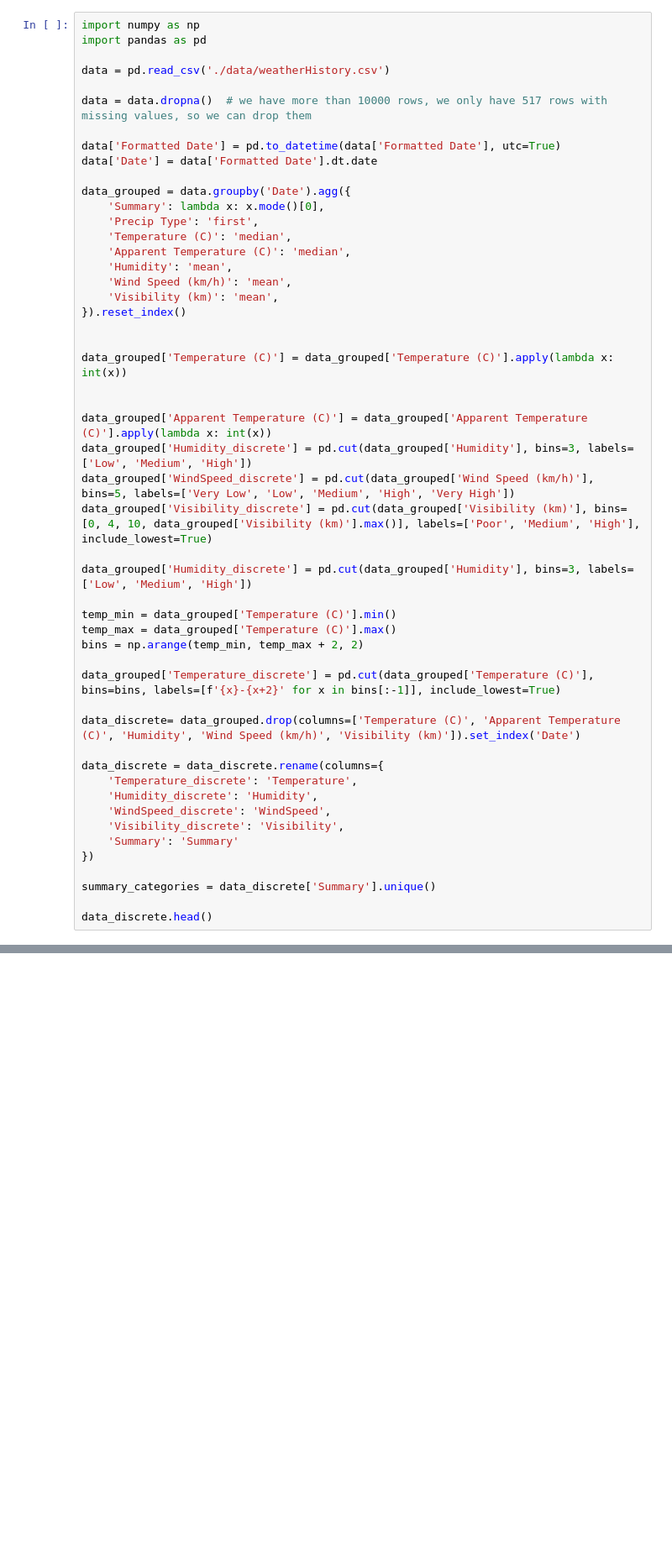
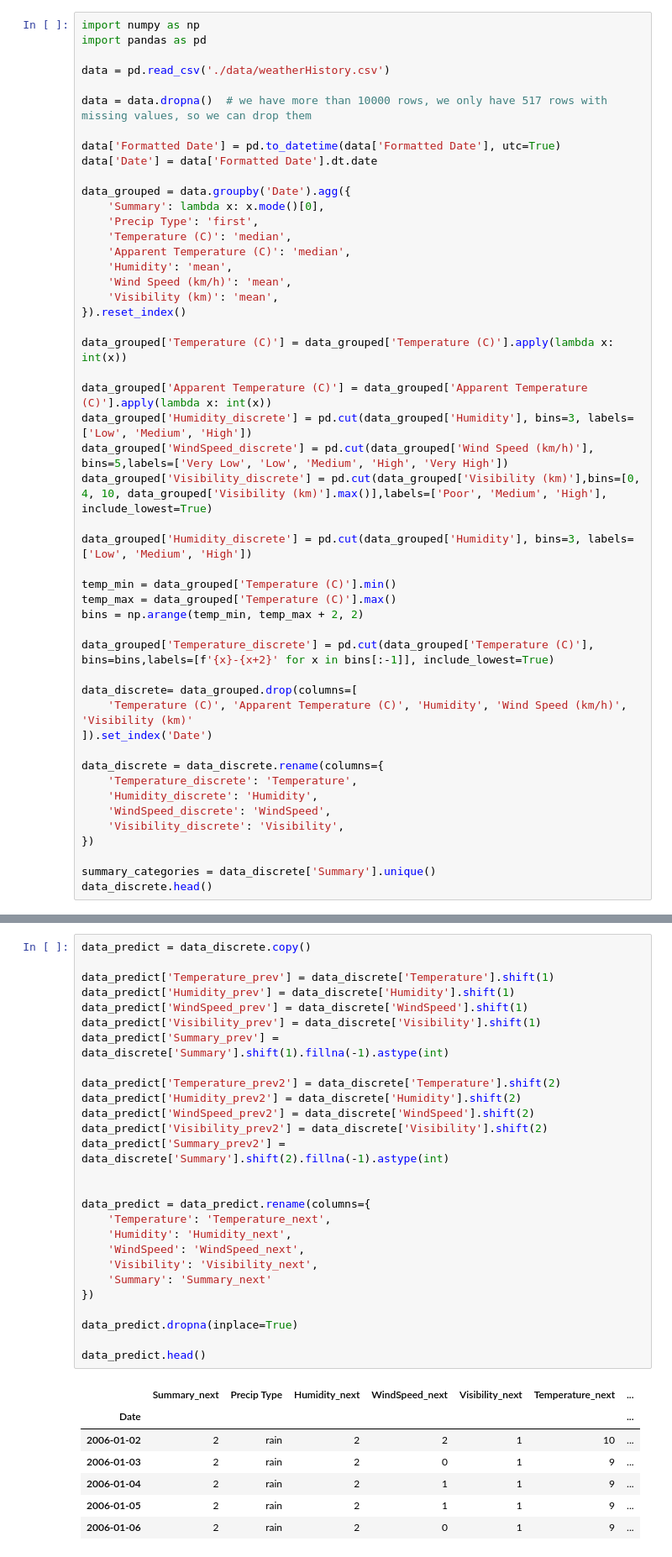
Before and after one commit to Daudia/Weather_Forecasting_Bayesian_Network, a Jupyter notebook: main.ipynb, the cells around one changed output, grey strips where cells are left out. Shown at 84% size. Drawn from its saved outputs; the diff is of its cells as text; blank space fills up the shorter version.

Commit message:
predicts with data from 2 days ago and error function (bad)

```diff
--- a/main.ipynb
+++ b/main.ipynb
@@ -28,14 +28,12 @@ data_grouped = data.groupby('Date').agg({
     'Visibility (km)': 'mean',
 }).reset_index()
 
-
 data_grouped['Temperature (C)'] = data_grouped['Temperature (C)'].apply(lambda x: int(x))
-
 
 data_grouped['Apparent Temperature (C)'] = data_grouped['Apparent Temperature (C)'].apply(lambda x: int(x))
 data_grouped['Humidity_discrete'] = pd.cut(data_grouped['Humidity'], bins=3, labels=['Low', 'Medium', 'High'])
-data_grouped['WindSpeed_discrete'] = pd.cut(data_grouped['Wind Speed (km/h)'], bins=5, labels=['Very Low', 'Low', 'Medium', 'High', 'Very High'])
-data_grouped['Visibility_discrete'] = pd.cut(data_grouped['Visibility (km)'], bins=[0, 4, 10, data_grouped['Visibility (km)'].max()], labels=['Poor', 'Medium', 'High'], include_lowest=True)
+data_grouped['WindSpeed_discrete'] = pd.cut(data_grouped['Wind Speed (km/h)'], bins=5,labels=['Very Low', 'Low', 'Medium', 'High', 'Very High'])
+data_grouped['Visibility_discrete'] = pd.cut(data_grouped['Visibility (km)'],bins=[0, 4, 10, data_grouped['Visibility (km)'].max()],labels=['Poor', 'Medium', 'High'], include_lowest=True)
 
 data_grouped['Humidity_discrete'] = pd.cut(data_grouped['Humidity'], bins=3, labels=['Low', 'Medium', 'High'])
 
@@ -43,20 +41,20 @@ temp_min = data_grouped['Temperature (C)'].min()
 temp_max = data_grouped['Temperature (C)'].max()
 bins = np.arange(temp_min, temp_max + 2, 2)
 
-data_grouped['Temperature_discrete'] = pd.cut(data_grouped['Temperature (C)'], bins=bins, labels=[f'{x}-{x+2}' for x in bins[:-1]], include_lowest=True)
+data_grouped['Temperature_discrete'] = pd.cut(data_grouped['Temperature (C)'], bins=bins,labels=[f'{x}-{x+2}' for x in bins[:-1]], include_lowest=True)
 
-data_discrete= data_grouped.drop(columns=['Temperature (C)', 'Apparent Temperature (C)', 'Humidity', 'Wind Speed (km/h)', 'Visibility (km)']).set_index('Date')
+data_discrete= data_grouped.drop(columns=[
+    'Temperature (C)', 'Apparent Temperature (C)', 'Humidity', 'Wind Speed (km/h)', 'Visibility (km)'
+]).set_index('Date')
 
 data_discrete = data_discrete.rename(columns={
     'Temperature_discrete': 'Temperature',
     'Humidity_discrete': 'Humidity',
     'WindSpeed_discrete': 'WindSpeed',
     'Visibility_discrete': 'Visibility',
-    'Summary': 'Summary'
 })
 
 summary_categories = data_discrete['Summary'].unique()
-
 data_discrete.head()
 # %% [output]
 |  | Summary | Precip Type | Humidity | WindSpeed | Visibility | Temperature |
@@ -113 +135,36 @@ Date
+# %%
+data_predict = data_discrete.copy()
+
+data_predict['Temperature_prev'] = data_discrete['Temperature'].shift(1)
+data_predict['Humidity_prev'] = data_discrete['Humidity'].shift(1)
+data_predict['WindSpeed_prev'] = data_discrete['WindSpeed'].shift(1)
+data_predict['Visibility_prev'] = data_discrete['Visibility'].shift(1)
+data_predict['Summary_prev'] = data_discrete['Summary'].shift(1).fillna(-1).astype(int)
+
+data_predict['Temperature_prev2'] = data_discrete['Temperature'].shift(2)
+data_predict['Humidity_prev2'] = data_discrete['Humidity'].shift(2)
+data_predict['WindSpeed_prev2'] = data_discrete['WindSpeed'].shift(2)
+data_predict['Visibility_prev2'] = data_discrete['Visibility'].shift(2)
+data_predict['Summary_prev2'] = data_discrete['Summary'].shift(2).fillna(-1).astype(int)
+
+
+data_predict = data_predict.rename(columns={
+    'Temperature': 'Temperature_next',
+    'Humidity': 'Humidity_next',
+    'WindSpeed': 'WindSpeed_next',
+    'Visibility': 'Visibility_next',
+    'Summary': 'Summary_next'
+})
+
+data_predict.dropna(inplace=True)
+
+data_predict.head()
+# %% [output]
+|  | Summary_next | Precip Type | Humidity_next | WindSpeed_next | Visibility_next | Temperature_next | ... |
+| Date |  |  |  |  |  |  | ... |
+| 2006-01-02 | 2 | rain | 2 | 2 | 1 | 10 | ... |
+| 2006-01-03 | 2 | rain | 2 | 0 | 1 | 9 | ... |
+| 2006-01-04 | 2 | rain | 2 | 1 | 1 | 9 | ... |
+| 2006-01-05 | 2 | rain | 2 | 1 | 1 | 9 | ... |
+| 2006-01-06 | 2 | rain | 2 | 0 | 1 | 9 | ... |
 # %%
```
Also changed, not shown: parts of 8 cells of this notebook.
